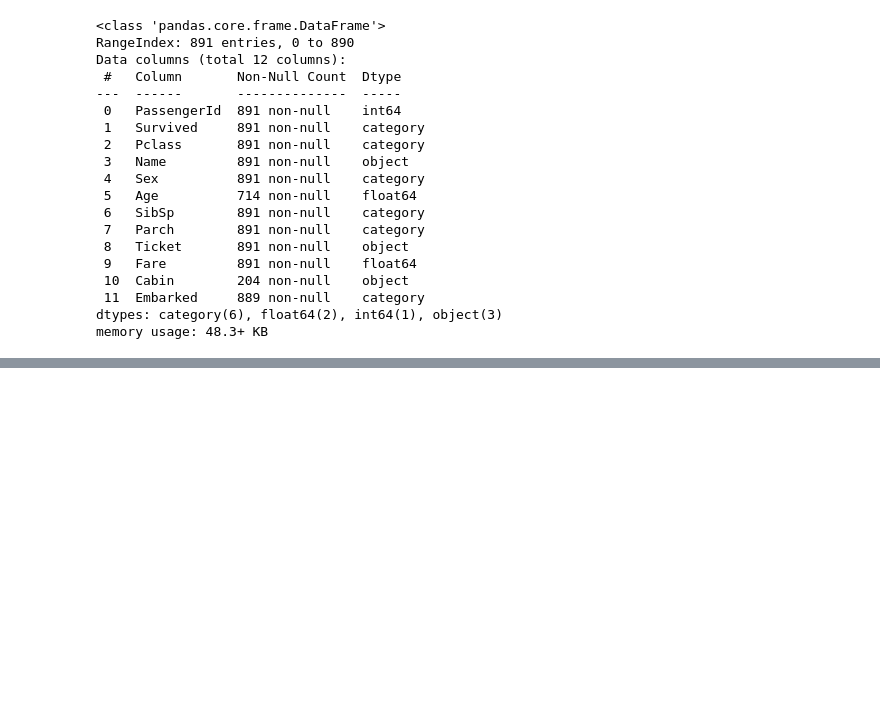
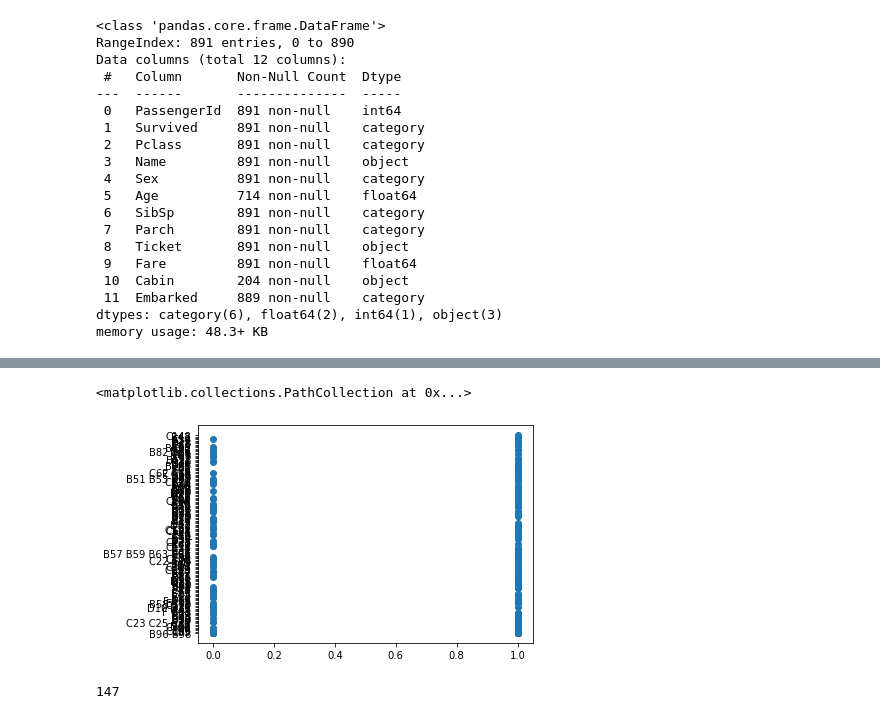
Before and after one commit to pranzalkhadka/Titanic_ML, a Jupyter notebook: Titanic_ML.ipynb, the cells around one changed output, grey strips where cells are left out. Cells and saved outputs as stored; diff of their text form; code cells hidden in the pictures; blank space fills up the shorter version.

```diff
--- a/Titanic_ML.ipynb
+++ b/Titanic_ML.ipynb
@@ -100,5 +100,7 @@ memory usage: 54.3+ KB
 # %%
 dataframe['Embarked'] = my_imputer.fit_transform(dataframe[['Embarked']])
+# %%
+dataframe['Embarked'] = dataframe['Embarked'].astype("category")
 # %%
 dataframe.info()
 # %% [output]
@@ -123,0 +149,9 @@ memory usage: 54.3+ KB
+# %%
+plt.scatter(dataframe['Survived'],dataframe['Cabin'])
+# %% [output]
+<matplotlib.collections.PathCollection at 0x...>
+[figure, added]
+# %%
+dataframe['Cabin'].nunique()
+# %% [output]
+147
```
Also changed, not shown: parts of 12 cells of this notebook.
